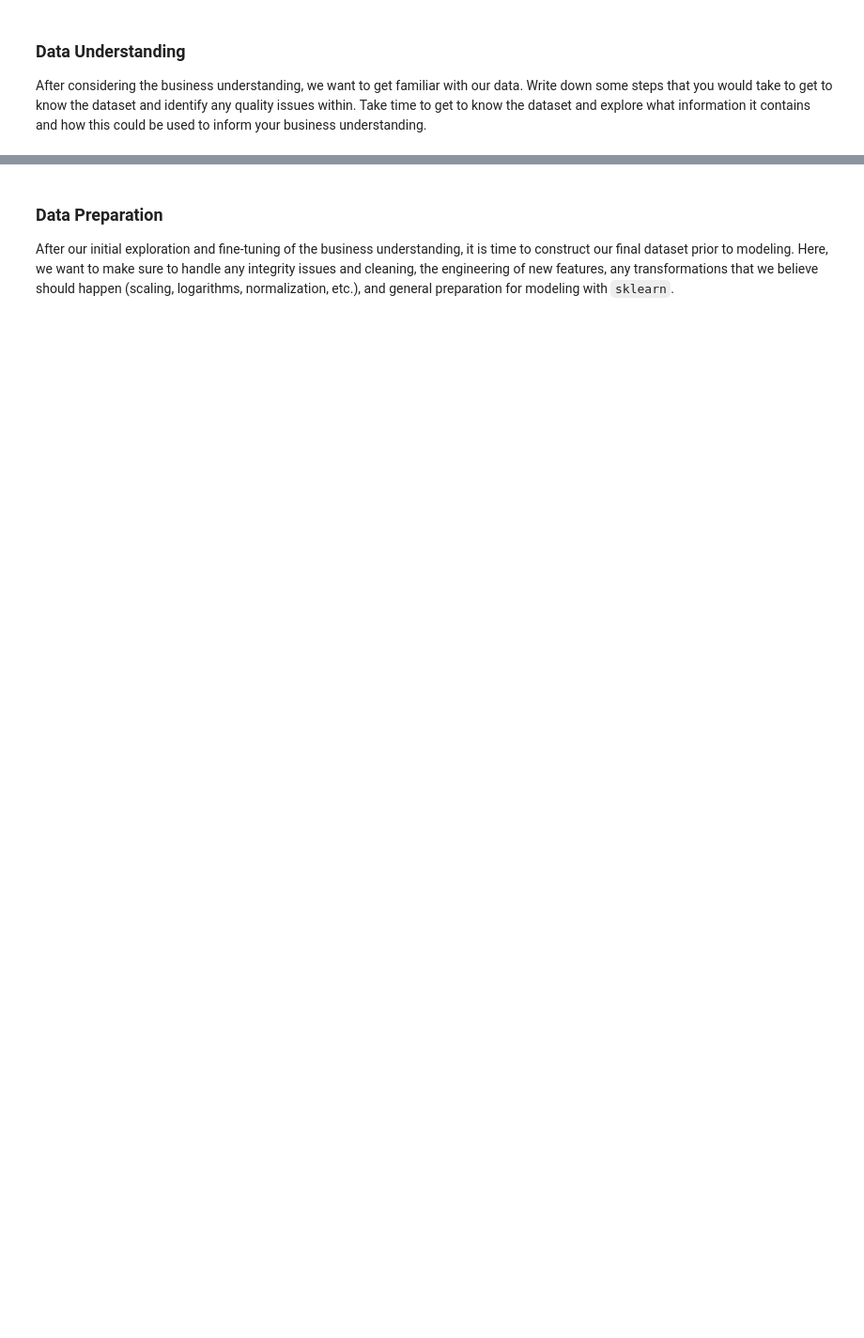
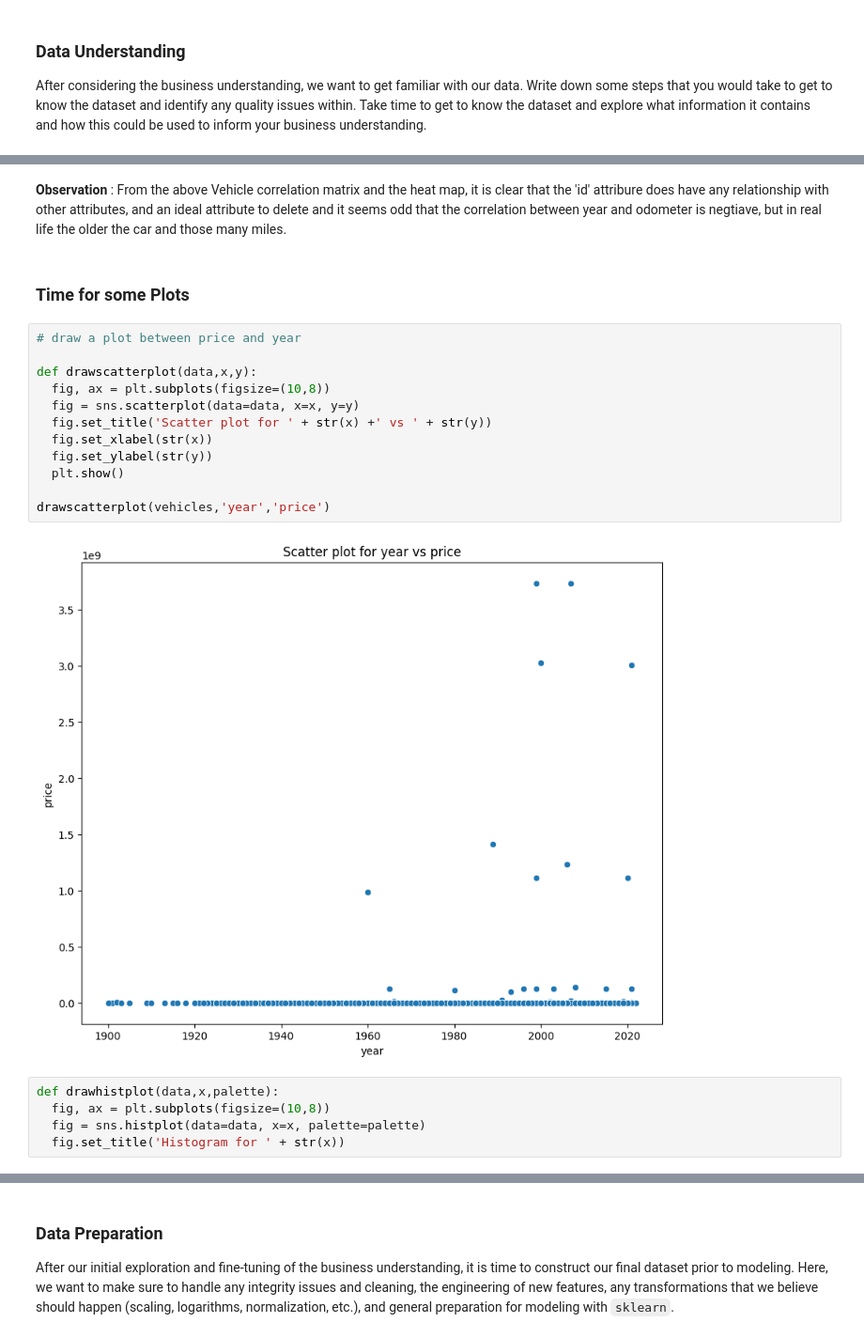
Before and after one commit to purnachand1186/car_price_analysis, a Jupyter notebook: prompt_II.ipynb, the cells around one changed output, grey strips where cells are left out. Shown: that part at 94% size. Cells and saved outputs as stored; diff of their text form; blank space fills up the shorter version.

```diff
--- a/prompt_II.ipynb
+++ b/prompt_II.ipynb
@@ -27,0 +172,23 @@ After considering the business understanding, we want to get familiar with our d
+# %% [markdown]
+**Observation** : From the above Vehicle correlation matrix and the heat map, it is clear that the 'id' attribure does have any relationship with other attributes, and an ideal attribute to delete and it seems odd that the correlation between year and odometer is negtiave, but in real life the older the car and those many miles.
+# %% [markdown]
+### Time for some Plots
+# %%
+# draw a plot between price and year
+
+def drawscatterplot(data,x,y):
+  fig, ax = plt.subplots(figsize=(10,8))
+  fig = sns.scatterplot(data=data, x=x, y=y)
+  fig.set_title('Scatter plot for ' + str(x) +' vs ' + str(y))
+  fig.set_xlabel(str(x))
+  fig.set_ylabel(str(y))
+  plt.show()
+
+drawscatterplot(vehicles,'year','price')
+# %% [output]
+[figure, added]
+# %%
+def drawhistplot(data,x,palette):
+  fig, ax = plt.subplots(figsize=(10,8))
+  fig = sns.histplot(data=data, x=x, palette=palette)
+  fig.set_title('Histogram for ' + str(x))
```
Also changed, not shown: parts of 43 cells of this notebook.
